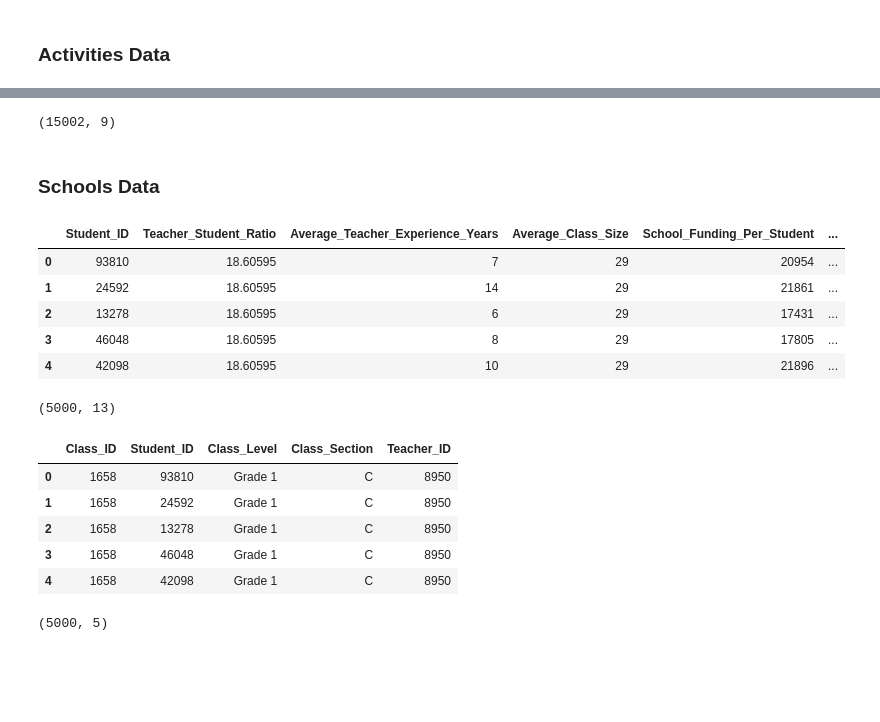
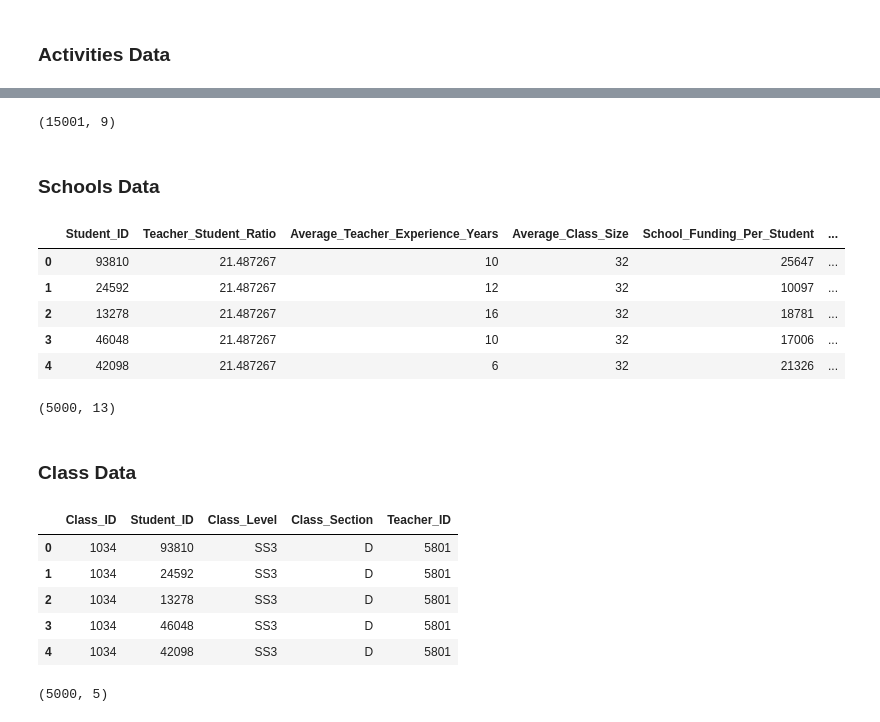
Before and after one commit to FunmilayoUde/DSNhackathon, a Jupyter notebook: DataFest/data.ipynb, the cells around one changed output, grey strips where cells are left out. Cells and saved outputs as stored; diff of their text form; code cells hidden in the pictures; blank space fills up the shorter version.

```diff
--- a/DataFest/data.ipynb
+++ b/DataFest/data.ipynb
@@ -108,7 +108,7 @@ students_data = {
     'Date_of_Birth': [generate_random_date(start_year=1983, end_year=2011) for _ in range(num_students)],
     'Admission_Date': [generate_random_date(start_year=2016, end_year=2020) for _ in range(num_students)],
     'Class_Section': [random.choice(['A', 'B', 'C', 'D']) for _ in range(num_students)],
-    'Class_Level': [random.choice(['JSS1', 'JSS2', 'SS1', 'SS2', 'SS3']) for _ in range(num_students)],
+    'Class_Level': [random.choice([ 'SS1', 'SS2', 'SS3']) for _ in range(num_students)],
     'Religion': [],
     'Tribe': [],
     'State_of_Origin': [],
@@ -222,8 +222,8 @@ student_ids = students_df['Student_ID'].tolist()  # Get the list of student IDs
 # Generate teacher data
 teachers_data = {
     'Teacher_ID': [fake.unique.random_int(min=1000, max=9999) for _ in range(num_teachers)],
-    'Student_ID': [random.choice(student_ids) for _ in range(num_students)],  # Pick student IDs from the students_data
-    'Marital_Status': [random_marital_status() for _ in range(num_students)],
+    'Student_ID': [random.choice(student_ids) for _ in range(num_teachers)],  # Pick student IDs from the students_data
+    'Marital_Status': [random_marital_status() for _ in range(num_teachers)],
     'Education_Level': [random_education_level() for _ in range(num_teachers)],
     'Gender': [random.choice(['Male', 'Female']) for _ in range(num_teachers)],
     'Age': [generate_random_age() for _ in range(num_teachers)],
@@ -239,3 +239,6 @@ teachers_data = {
     'Salary_NGN': [random_salary() for _ in range(num_teachers)],
     'Teaching_Experience_Years': [random_teaching_experience() for _ in range(num_teachers)]
 }
+
+teachers_df=pd.DataFrame(teachers_data)
+teachers_df.head()
@@ -338,7 +328,7 @@ activities_df.to_csv('activities.csv')
 # %%
 activities_df.shape
 # %% [output]
-(15002, 9)
+(15001, 9)
 # %% [markdown]
 ### Schools Data
 # %%
@@ -380,11 +370,11 @@ school_df = pd.DataFrame(school_data)
 school_df.head(5)
 # %% [output]
 |  | Student_ID | Teacher_Student_Ratio | Average_Teacher_Experience_Years | Average_Class_Size | School_Funding_Per_Student | ... |
-| 0 | 93810 | 18.60595 | 7 | 29 | 20954 | ... |
-| 1 | 24592 | 18.60595 | 14 | 29 | 21861 | ... |
-| 2 | 13278 | 18.60595 | 6 | 29 | 17431 | ... |
-| 3 | 46048 | 18.60595 | 8 | 29 | 17805 | ... |
-| 4 | 42098 | 18.60595 | 10 | 29 | 21896 | ... |
+| 0 | 93810 | 21.487267 | 10 | 32 | 25647 | ... |
+| 1 | 24592 | 21.487267 | 12 | 32 | 10097 | ... |
+| 2 | 13278 | 21.487267 | 16 | 32 | 18781 | ... |
+| 3 | 46048 | 21.487267 | 10 | 32 | 17006 | ... |
+| 4 | 42098 | 21.487267 | 6 | 32 | 21326 | ... |
 # %%
 school_df.shape
 # %% [output]
@@ -394,6 +384,6 @@ school_df.to_csv('school.csv')
+# %% [markdown]
+### Class Data
 # %%
-
-
 # Define the number of students, teachers, and classes
 num_students = 5000
 num_teachers = 100
@@ -411,7 +401,7 @@ extra_students = num_students % num_classes  # This will handle cases where num_
 # Step 1: Generate a list of class IDs
 class_data = {
     'Class_ID': [fake.unique.random_int(min=1000, max=1999) for _ in range(num_classes)],
-    'Class_Level': [random.choice(['Grade 1', 'Grade 2', 'Grade 3', 'Grade 4', 'Grade 5']) for _ in range(num_classes)],
+    'Class_Level': [random.choice(['SS1', 'SS2', 'SS3']) for _ in range(num_classes)],
     'Class_Section': [random.choice(['A', 'B', 'C', 'D', 'E']) for _ in range(num_classes)],
     'Teacher_ID': teacher_id_cycle
 }
@@ -424,38 +414,38 @@ student_ids = students_df['Student_ID'].tolist()
 #random.shuffle(student_ids)
 
 # Assign students to classes
 student_assignments = []
 
 for i, class_id in enumerate(classes_df['Class_ID']):
     # Get the students for the current class
     if i < extra_students:
         # Add one extra student to classes that need extra capacity
         students_in_class = student_ids[i * (class_capacity + 1):(i + 1) * (class_capacity + 1)]
     else:
         start_index = i * class_capacity + extra_students
         students_in_class = student_ids[start_index:start_index + class_capacity]
 
     for student_id in students_in_class:
         student_assignments.append({
             'Class_ID': class_id,
             'Student_ID': student_id
         })
 
 # Step 3: Create the final DataFrame for class-student assignments
 class_students_df = pd.DataFrame(student_assignments)
 
 # Merge with classes_df to get class-level details like Teacher_ID, Class_Level, and Class_Section
 final_class_data = pd.merge(class_students_df, classes_df, on='Class_ID', how='left')
 
 # Display the final DataFrame
 final_class_data.head()
 # %% [output]
 |  | Class_ID | Student_ID | Class_Level | Class_Section | Teacher_ID |
-| 0 | 1658 | 93810 | Grade 1 | C | 8950 |
-| 1 | 1658 | 24592 | Grade 1 | C | 8950 |
-| 2 | 1658 | 13278 | Grade 1 | C | 8950 |
-| 3 | 1658 | 46048 | Grade 1 | C | 8950 |
-| 4 | 1658 | 42098 | Grade 1 | C | 8950 |
+| 0 | 1034 | 93810 | SS3 | D | 5801 |
+| 1 | 1034 | 24592 | SS3 | D | 5801 |
+| 2 | 1034 | 13278 | SS3 | D | 5801 |
+| 3 | 1034 | 46048 | SS3 | D | 5801 |
+| 4 | 1034 | 42098 | SS3 | D | 5801 |
 # %%
 final_class_data.shape
 # %% [output]
```
Also changed, not shown: parts of 11 cells of this notebook.
